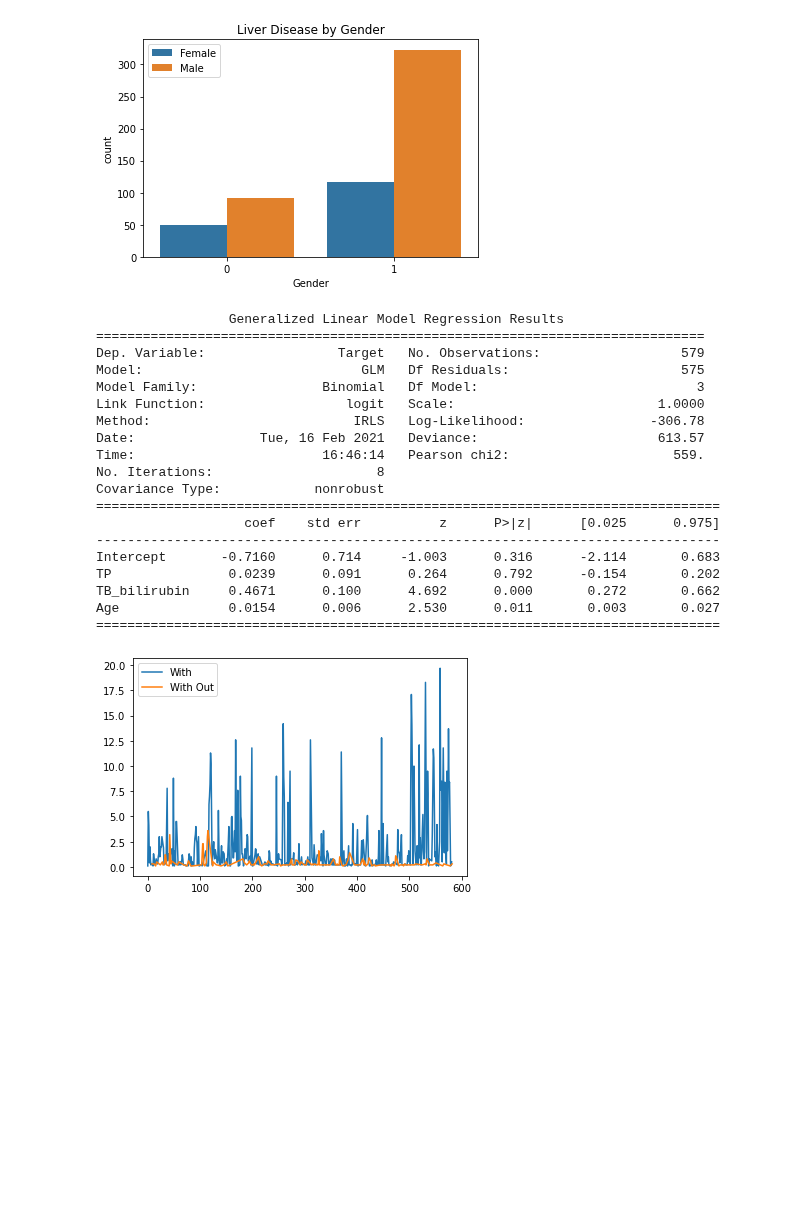
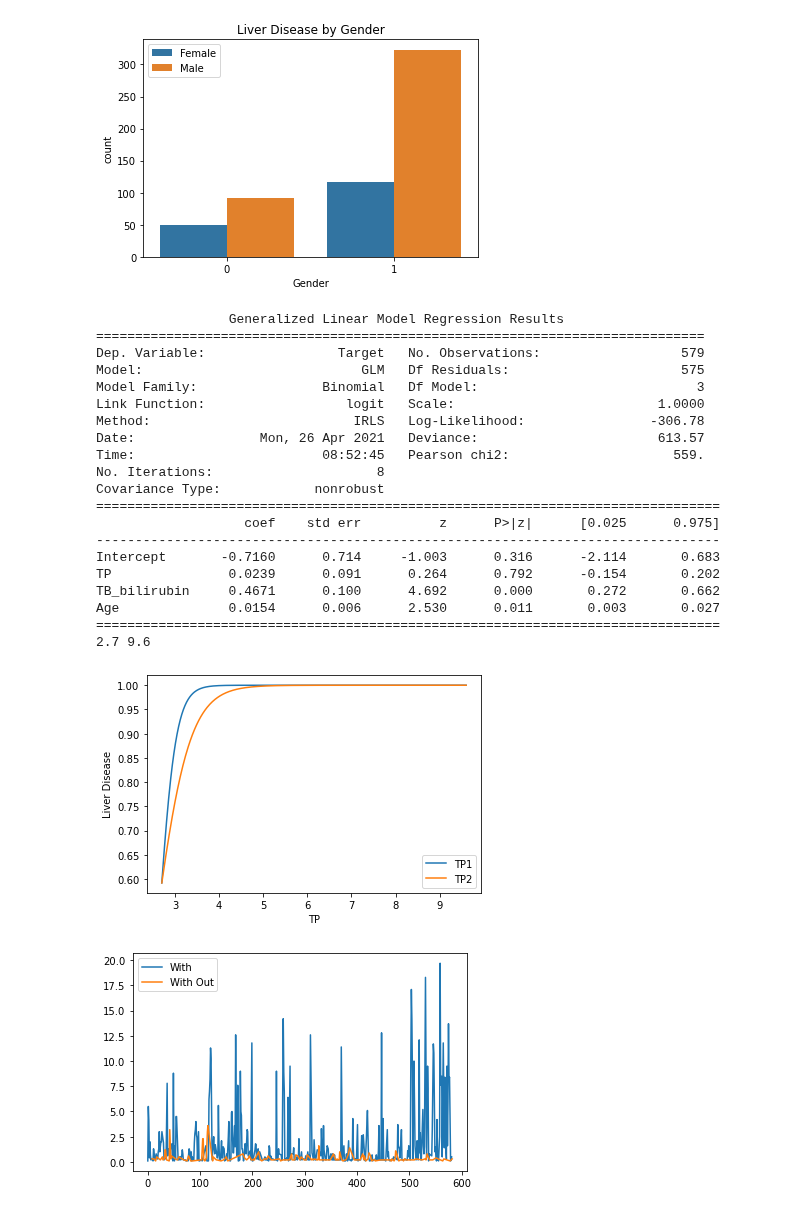
Before and after one commit to Andru-1987/python-deep-learning, a Jupyter notebook: Indian Liver Patient .ipynb, the cells around one changed output. Saved outputs shown, nothing was run; the diff lists cells and outputs as text; code cells hidden in the pictures; blank space fills up the shorter version.

```diff
--- a/Indian Liver Patient .ipynb
+++ b/Indian Liver Patient .ipynb
@@ -190,6 +197,7 @@ model = glm('Target ~ TP+TB_bilirubin+Age', data =df, family = sm.families.Binom
 
 # Display model results
 print(model.summary())
+print(df['TP'].min(),df['TP'].max())
 # %% [output]
                  Generalized Linear Model Regression Results
 ==============================================================================
@@ -198,8 +206,8 @@ Model:                            GLM   Df Residuals:                      575
 Model Family:                Binomial   Df Model:                            3
 Link Function:                  logit   Scale:                          1.0000
 Method:                          IRLS   Log-Likelihood:                -306.78
-Date:                Tue, 16 Feb 2021   Deviance:                       613.57
-Time:                        16:46:14   Pearson chi2:                     559.
+Date:                Mon, 26 Apr 2021   Deviance:                       613.57
+Time:                        08:52:45   Pearson chi2:                     559.
 No. Iterations:                     8
 Covariance Type:            nonrobust
 ================================================================================
@@ -210,6 +218,41 @@ TP               0.0239      0.091      0.264      0.792      -0.154       0.202
 TB_bilirubin     0.4671      0.100      4.692      0.000       0.272       0.662
 Age              0.0154      0.006      2.530      0.011       0.003       0.027
 ================================================================================
+2.7 9.6
+# %%
+df['TP2']=0
+df['TB_bilirubin2']=0
+model = glm('Target ~ TP+TP2+TB_bilirubin+TB_bilirubin2', data =df, family = sm.families.Binomial()).fit()
+
+mean_tp= df['TP'].mean()
+
+df2=pd.DataFrame()
+df2['TP']=np.linspace(2.7,9.6,len(df))
+df2['TP2']=df2['TP']**2
+df2['TB_bilirubin']=np.linspace(0.4,75,len(df))
+df2['TB_bilirubin2']=df2['TB_bilirubin']**2
+
+factor=.5
+df3=pd.DataFrame()
+df3['TP']=np.linspace(2.7,9.6,len(df))
+df3['TP2']=df3['TP']**2
+df3['TB_bilirubin']=np.linspace(0.4,75*factor,len(df))
+df3['TB_bilirubin2']=df3['TB_bilirubin']**2
+
+pred1=model.predict(df2)
+pred2=model.predict(df3)
+
+plt.plot(df2['TP'],pred1,label='TP1')
+plt.plot(df3['TP'],pred2,label='TP2')
+#plt.plot(df['Target'],'o',alpha=0.5)
+plt.xlabel('TP')
+plt.ylabel('Liver Disease')
+plt.legend()
+plt.show()
+
+print('The graph show the prediction of liver disease by tp and tb bilirubin. tp2 shows the prediction if tb bilirubin is decreased by 50%')
+# %% [output]
+[figure, added]
 # %%
 filter=df['Target']==1
 df[filter]['DB_bilirubin'].plot()
```
Also changed, not shown: parts of 1 cell of this notebook.
